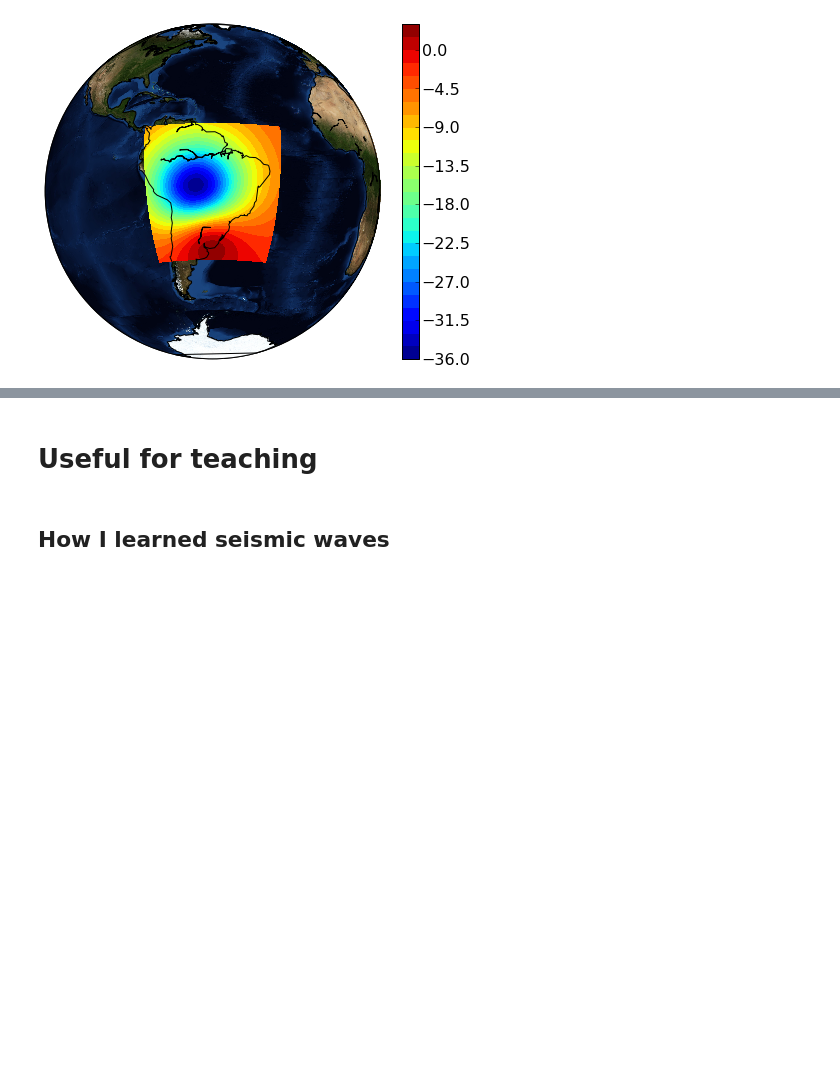
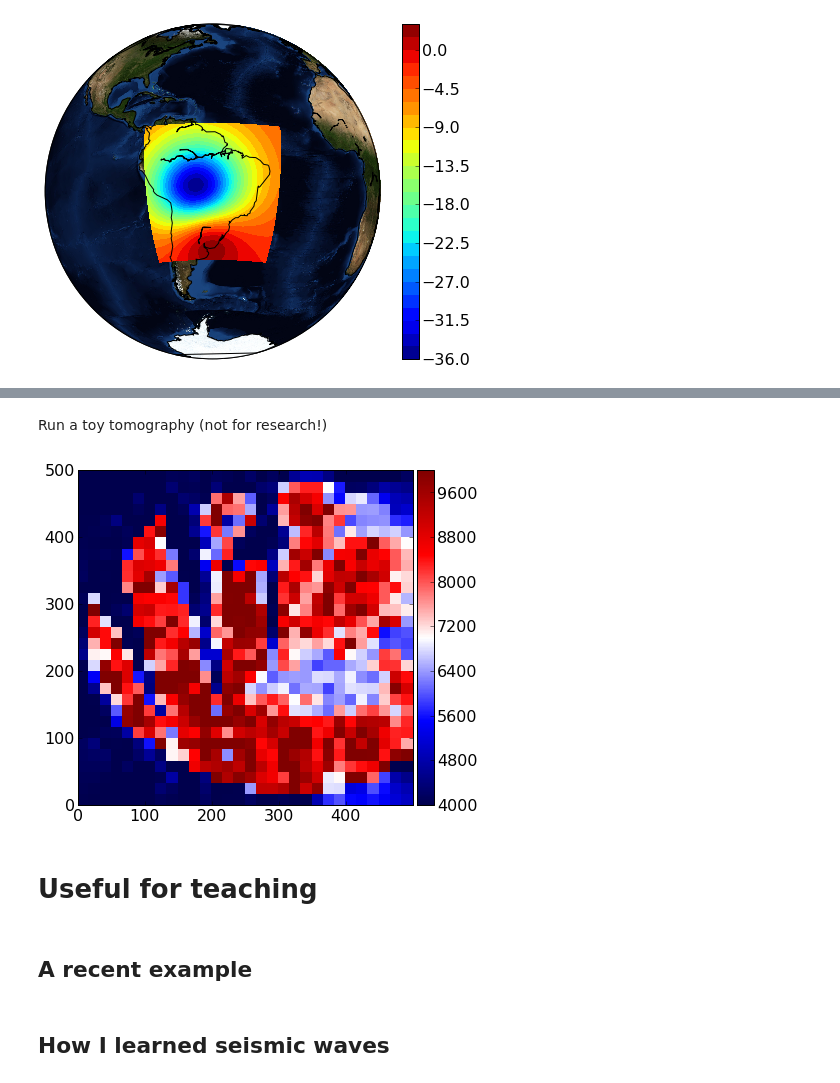
Before and after one commit to leouieda/scipy2013, a Jupyter notebook: presentation/modeling_the_earth_with_fatiando_a_terra.ipynb, the cells around one changed output, grey strips where cells are left out. Drawn from its saved outputs; the diff is of its cells as text; code cells hidden in the pictures; blank space fills up the shorter version.

```diff
--- a/presentation/modeling_the_earth_with_fatiando_a_terra.ipynb
+++ b/presentation/modeling_the_earth_with_fatiando_a_terra.ipynb
@@ -307,5 +348,20 @@ mpl.colorbar()
+# %% [markdown]
+Run a toy tomography (not for research!)
+# %%
+slowness = seismic.srtomo.run(noisy, quakes, receivers, model, smooth=10**6)[0]
+velocity = seismic.srtomo.slowness2vel(slowness)
+model.addprop('vp', velocity)
+mpl.figure(figsize=(8, 6)); mpl.axis('scaled')
+mpl.squaremesh(model, 'vp', cmap=mpl.cm.seismic,
+    vmin=4000, vmax=10000)
+mpl.colorbar(pad=0.01)
+mpl.m2km()
+# %% [output]
+[figure, added]
 # %% [markdown]
 # Useful for teaching
+# %% [markdown]
+## A recent example
 # %% [markdown]
 ## How I learned seismic waves
 # %% [markdown]
```
Also changed, not shown: parts of 6 cells of this notebook.
